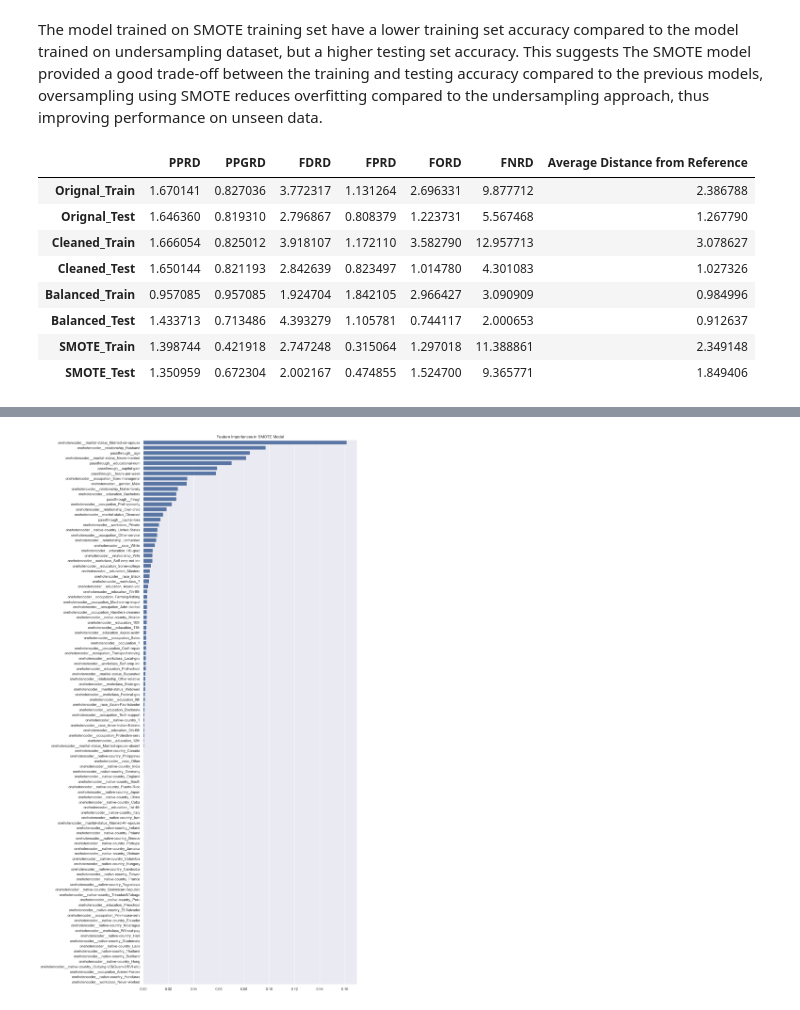
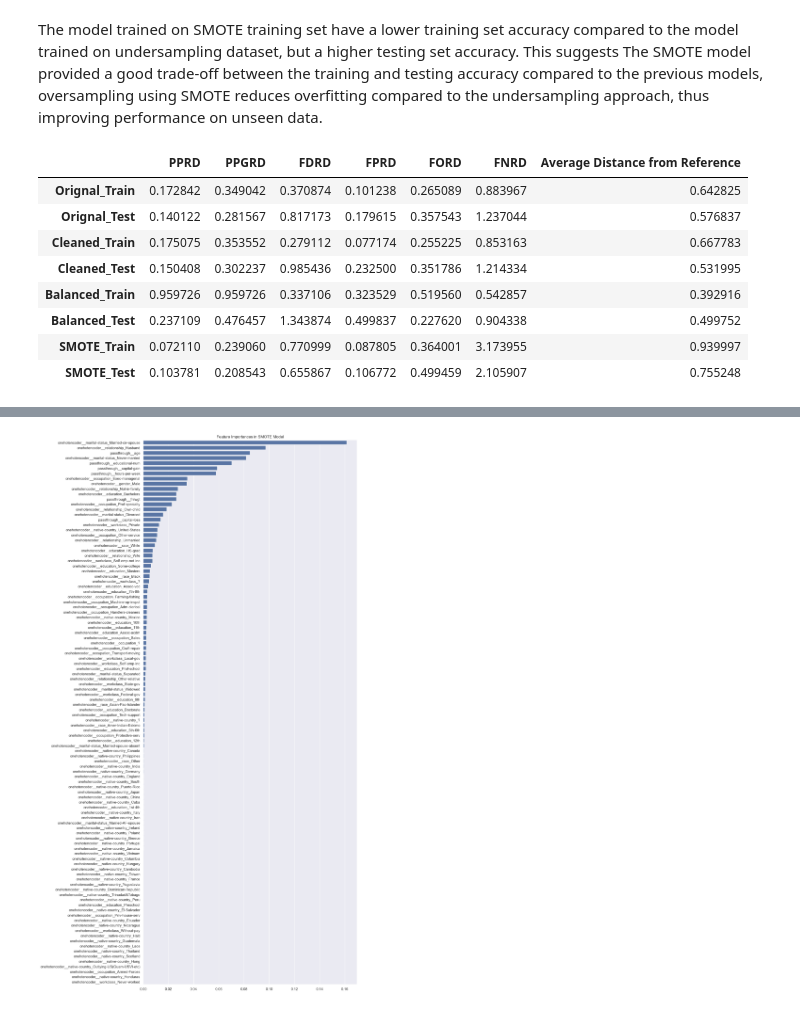
Before and after one commit to RaymondZhang20/DSCI430, a Jupyter notebook: Module 4 Assignment-1.ipynb, the cells around one changed output, grey strips where cells are left out. Cells and saved outputs as stored; diff of their text form; code cells hidden in the pictures.

```diff
--- a/Module 4 Assignment-1.ipynb
+++ b/Module 4 Assignment-1.ipynb
@@ -225,8 +225,8 @@ Here is a recap of the fairness metrics:
 from sklearn.metrics import confusion_matrix
 
 def get_group_confusion_matrix(y_true, y_pred, groups, group_b, group_w):
-    cm_b = confusion_matrix(y_true[groups == group_b], y_pred[groups == group_b], labels=[">50K", "<=50K"])
-    cm_w = confusion_matrix(y_true[groups == group_w], y_pred[groups == group_w], labels=[">50K", "<=50K"])
+    cm_b = confusion_matrix(y_true[groups == group_b], y_pred[groups == group_b])
+    cm_w = confusion_matrix(y_true[groups == group_w], y_pred[groups == group_w])
     return cm_b, cm_w
 
 def compute_fairness_metrics(cm_b, cm_w):
@@ -251,8 +251,8 @@ gender_train = X_train['gender']
 gender_test = X_test['gender']
 fairness_metrics = {}
 
-cm_b_train, cm_w_train = get_group_confusion_matrix(y_train, y_train_pred, train_df['gender'], "Male", "Female")
-cm_b_test, cm_w_test = get_group_confusion_matrix(y_test, y_test_pred, test_df['gender'], "Male", "Female")
+cm_b_train, cm_w_train = get_group_confusion_matrix(y_train, y_train_pred, train_df['gender'], "Female", "Male")
+cm_b_test, cm_w_test = get_group_confusion_matrix(y_test, y_test_pred, test_df['gender'], "Female", "Male")
 fairness_metrics["Orignal_Train"] = compute_fairness_metrics(cm_b_train, cm_w_train)
 fairness_metrics["Orignal_Test"] = compute_fairness_metrics(cm_b_test, cm_w_test)
 
@@ -360,8 +356,8 @@ The cleaned model shows a slight improvement in training set accuracy, but a min
 y_train_pred_cleaned = clf_cleaned.predict(X_train_transformed_cleaned)
 y_test_pred_cleaned = clf_cleaned.predict(X_test_transformed_cleaned)
 
-cm_b_train, cm_w_train = get_group_confusion_matrix(y_train, y_train_pred_cleaned, train_df['gender'], "Male", "Female")
-cm_b_test, cm_w_test = get_group_confusion_matrix(y_test, y_test_pred_cleaned, test_df['gender'], "Male", "Female")
+cm_b_train, cm_w_train = get_group_confusion_matrix(y_train, y_train_pred_cleaned, train_df['gender'], "Female", "Male")
+cm_b_test, cm_w_test = get_group_confusion_matrix(y_test, y_test_pred_cleaned, test_df['gender'], "Female", "Male")
 fairness_metrics["Cleaned_Train"] = compute_fairness_metrics(cm_b_train, cm_w_train)
 fairness_metrics["Cleaned_Test"] = compute_fairness_metrics(cm_b_test, cm_w_test)
 
@@ -484,8 +482,8 @@ Undersampling reduces the training set size by removing samples from the majorit
 y_train_pred_balanced = clf_balanced.predict(X_balanced_transformed)
 y_test_pred_balanced = clf_balanced.predict(X_test_transformed_balanced)
 
-cm_b_train, cm_w_train = get_group_confusion_matrix(y_balanced, y_train_pred_balanced, balanced_df['gender'], "Male", "Female")
-cm_b_test, cm_w_test = get_group_confusion_matrix(y_test, y_test_pred_balanced, test_df['gender'], "Male", "Female")
+cm_b_train, cm_w_train = get_group_confusion_matrix(y_balanced, y_train_pred_balanced, balanced_df['gender'], "Female", "Male")
+cm_b_test, cm_w_test = get_group_confusion_matrix(y_test, y_test_pred_balanced, test_df['gender'], "Female", "Male")
 fairness_metrics["Balanced_Train"] = compute_fairness_metrics(cm_b_train, cm_w_train)
 fairness_metrics["Balanced_Test"] = compute_fairness_metrics(cm_b_test, cm_w_test)
 
@@ -645,23 +641,23 @@ The model trained on SMOTE training set have a lower training set accuracy compa
 # %%
 y_train_SMOTE_pred = clf_SMOTE.predict(X_train_transformed)
 y_test_SMOTE_pred = clf_SMOTE.predict(X_test_transformed)
 
-cm_b_train, cm_w_train = get_group_confusion_matrix(y_train_SMOTE, y_train_SMOTE_pred, X_train_SMOTE['gender'], "Male", "Female")
-cm_b_test, cm_w_test = get_group_confusion_matrix(y_test, y_test_SMOTE_pred, test_df['gender'], "Male", "Female")
+cm_b_train, cm_w_train = get_group_confusion_matrix(y_train_SMOTE, y_train_SMOTE_pred, X_train_SMOTE['gender'], "Female", "Male")
+cm_b_test, cm_w_test = get_group_confusion_matrix(y_test, y_test_SMOTE_pred, test_df['gender'], "Female", "Male")
 fairness_metrics["SMOTE_Train"] = compute_fairness_metrics(cm_b_train, cm_w_train)
 fairness_metrics["SMOTE_Test"] = compute_fairness_metrics(cm_b_test, cm_w_test)
 
 # convert to DataFrame
 fairness_metrics_df = pd.DataFrame.from_dict(fairness_metrics, orient='index')
 
 fairness_metrics_df
 # %% [output]
 |  | PPRD | PPGRD | FDRD | FPRD | FORD | FNRD | Average Distance from Reference |
-| Orignal_Train | 1.670141 | 0.827036 | 3.772317 | 1.131264 | 2.696331 | 9.877712 | 2.386788 |
-| Orignal_Test | 1.646360 | 0.819310 | 2.796867 | 0.808379 | 1.223731 | 5.567468 | 1.267790 |
-| Cleaned_Train | 1.666054 | 0.825012 | 3.918107 | 1.172110 | 3.582790 | 12.957713 | 3.078627 |
-| Cleaned_Test | 1.650144 | 0.821193 | 2.842639 | 0.823497 | 1.014780 | 4.301083 | 1.027326 |
-| Balanced_Train | 0.957085 | 0.957085 | 1.924704 | 1.842105 | 2.966427 | 3.090909 | 0.984996 |
-| Balanced_Test | 1.433713 | 0.713486 | 4.393279 | 1.105781 | 0.744117 | 2.000653 | 0.912637 |
-| SMOTE_Train | 1.398744 | 0.421918 | 2.747248 | 0.315064 | 1.297018 | 11.388861 | 2.349148 |
-| SMOTE_Test | 1.350959 | 0.672304 | 2.002167 | 0.474855 | 1.524700 | 9.365771 | 1.849406 |
+| Orignal_Train | 0.172842 | 0.349042 | 0.370874 | 0.101238 | 0.265089 | 0.883967 | 0.642825 |
+| Orignal_Test | 0.140122 | 0.281567 | 0.817173 | 0.179615 | 0.357543 | 1.237044 | 0.576837 |
+| Cleaned_Train | 0.175075 | 0.353552 | 0.279112 | 0.077174 | 0.255225 | 0.853163 | 0.667783 |
+| Cleaned_Test | 0.150408 | 0.302237 | 0.985436 | 0.232500 | 0.351786 | 1.214334 | 0.531995 |
+| Balanced_Train | 0.959726 | 0.959726 | 0.337106 | 0.323529 | 0.519560 | 0.542857 | 0.392916 |
+| Balanced_Test | 0.237109 | 0.476457 | 1.343874 | 0.499837 | 0.227620 | 0.904338 | 0.499752 |
+| SMOTE_Train | 0.072110 | 0.239060 | 0.770999 | 0.087805 | 0.364001 | 3.173955 | 0.939997 |
+| SMOTE_Test | 0.103781 | 0.208543 | 0.655867 | 0.106772 | 0.499459 | 2.105907 | 0.755248 |
```
Also changed, not shown: parts of 11 cells of this notebook.
